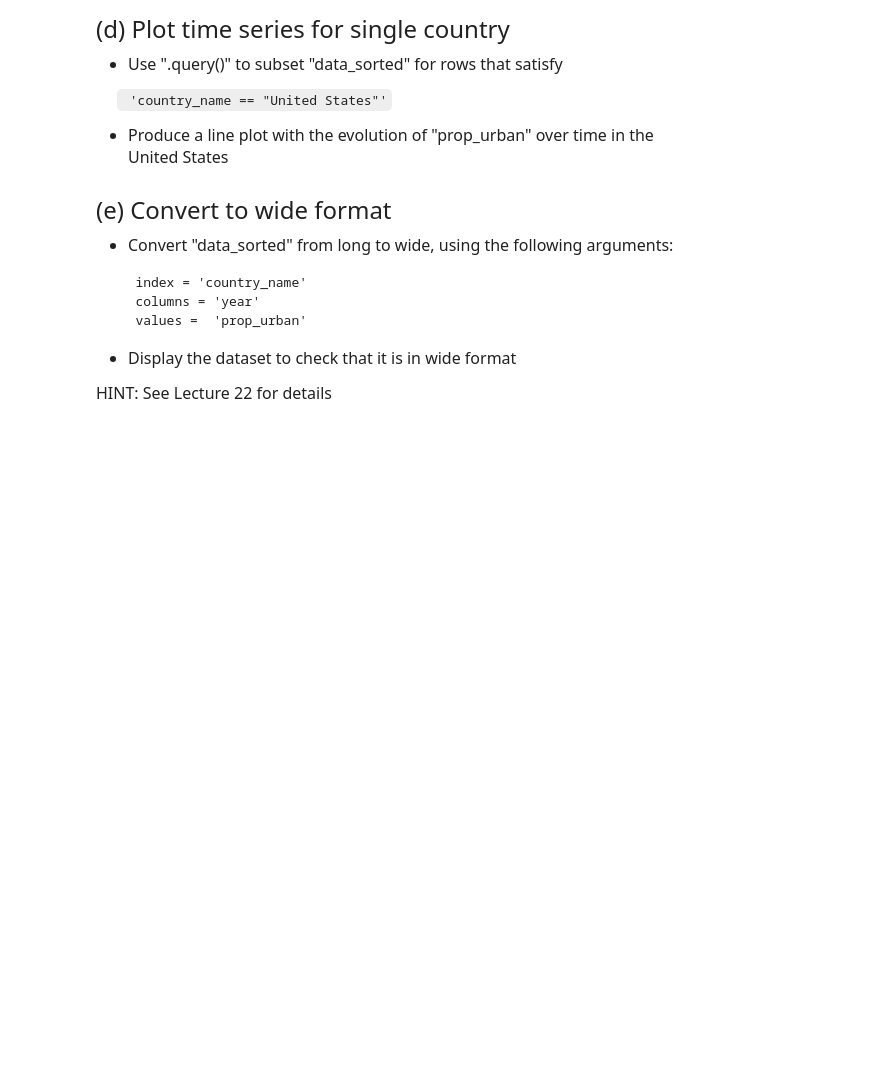
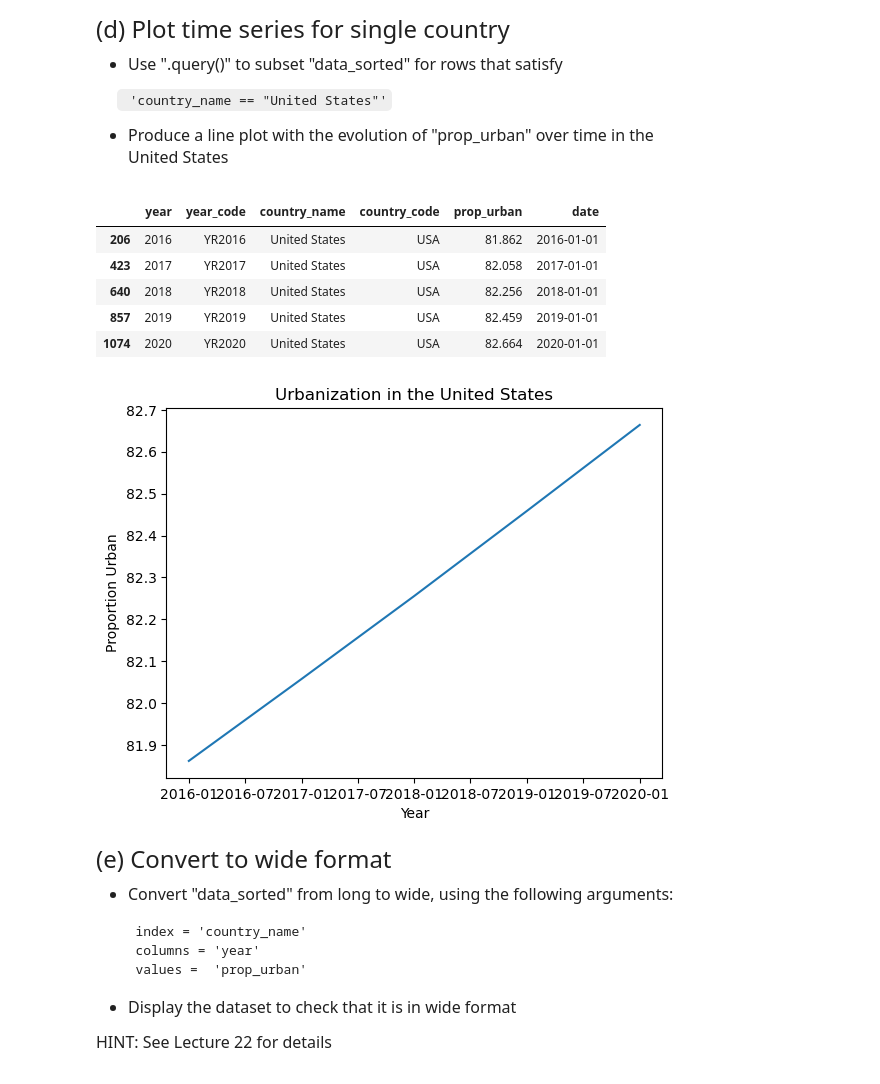
Before and after one commit to CherylllChung/Emoryqtm151-2023, a Jupyter notebook: Assignments/Assignment 10/Assignment 10.ipynb, the cells around one changed output. Saved outputs shown, nothing was run; the diff lists cells and outputs as text; code cells hidden in the pictures; blank space fills up the shorter version.

```diff
--- a/Assignments/Assignment 10/Assignment 10.ipynb
+++ b/Assignments/Assignment 10/Assignment 10.ipynb
@@ -147,3 +146,20 @@ United States
+# %%
+# Write your own code
+us_data = data_sorted.query('country_name == "United States"')
+display(us_data)
+plt.plot(us_data['date'], us_data['prop_urban'])
+plt.xlabel('Year')
+plt.ylabel('Proportion Urban')
+plt.title('Urbanization in the United States')
+plt.show()
+# %% [output]
+|  | year | year_code | country_name | country_code | prop_urban | date |
+| 206 | 2016 | YR2016 | United States | USA | 81.862 | 2016-01-01 |
+| 423 | 2017 | YR2017 | United States | USA | 82.058 | 2017-01-01 |
+| 640 | 2018 | YR2018 | United States | USA | 82.256 | 2018-01-01 |
+| 857 | 2019 | YR2019 | United States | USA | 82.459 | 2019-01-01 |
+| 1074 | 2020 | YR2020 | United States | USA | 82.664 | 2020-01-01 |
+[figure, added]
 # %% [markdown]
 <font size = "5">
 
```
Also changed, not shown: parts of 3 cells of this notebook, 19 other files.
